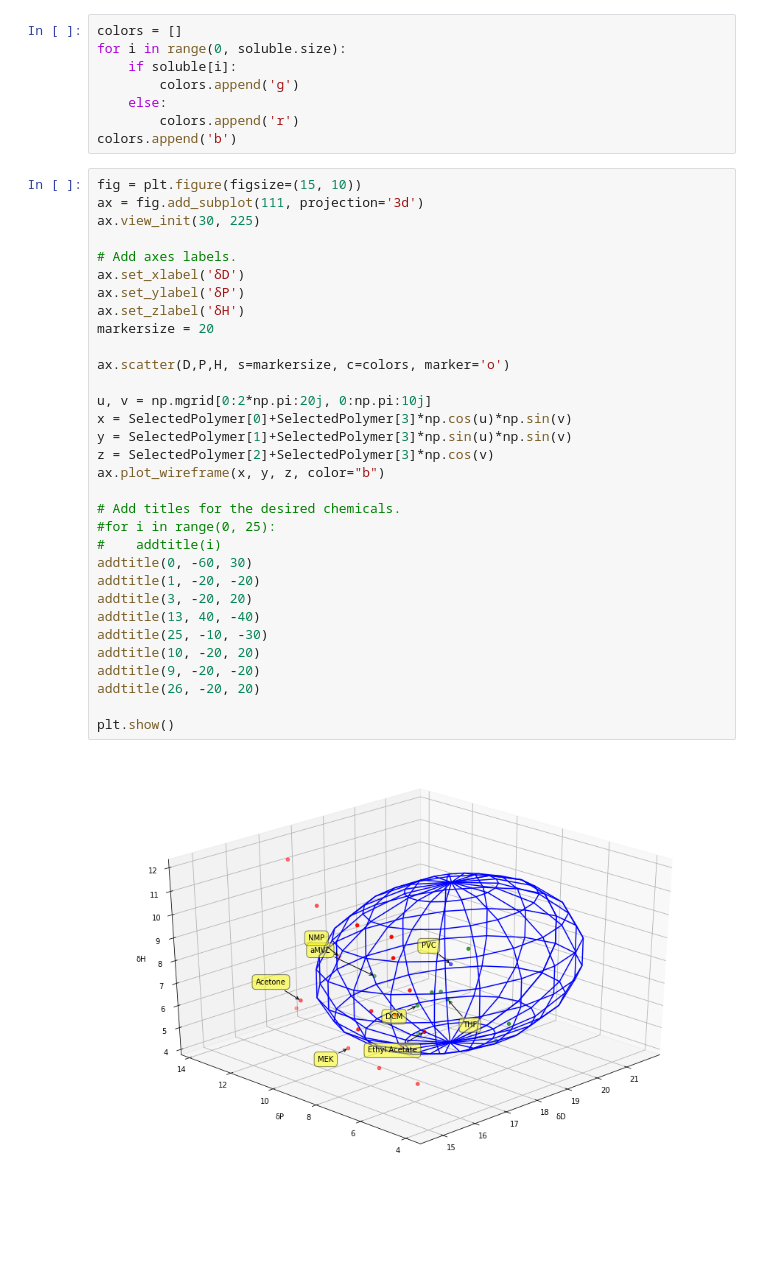
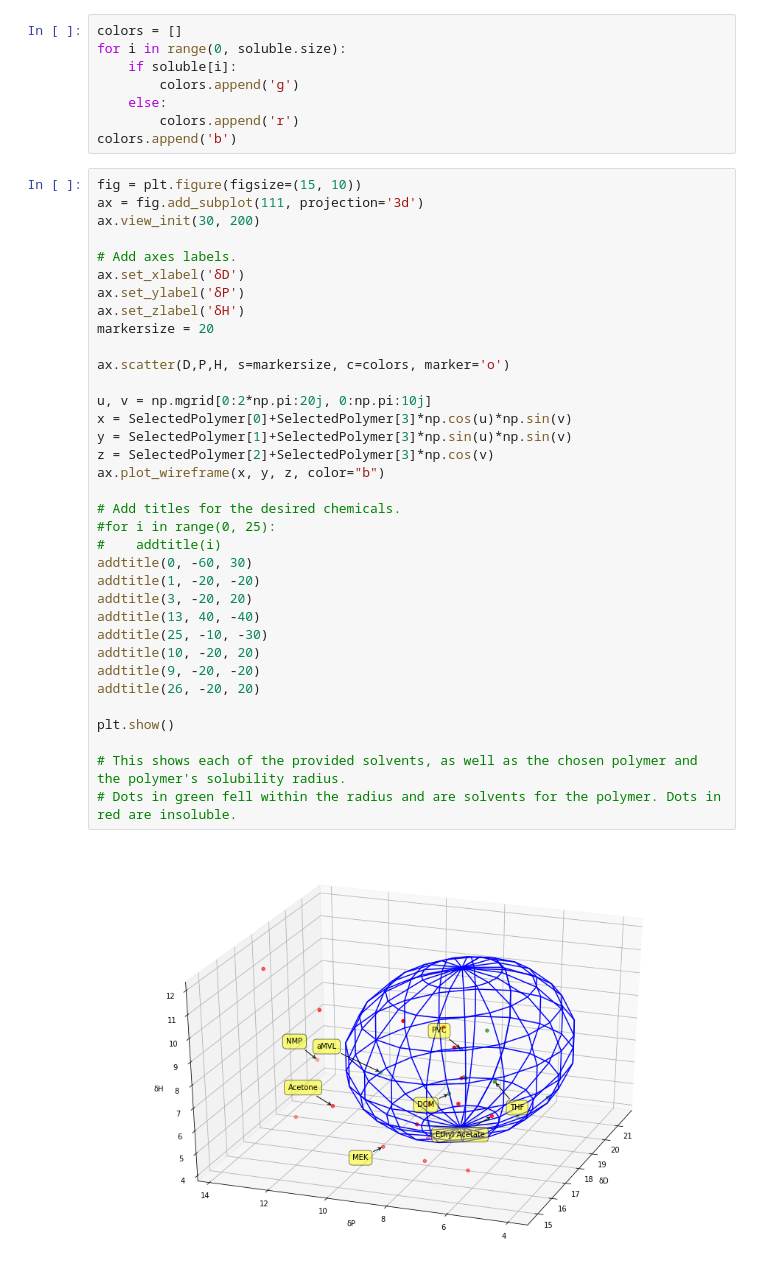
Before and after one commit to neltnerb/Solvent_Chart, a Jupyter notebook: Solvents.ipynb, the cells around one changed output. Drawn from its saved outputs; the diff is of its cells as text; blank space fills up the shorter version.

Commit message:
niceing up the chart

```diff
--- a/Solvents.ipynb
+++ b/Solvents.ipynb
@@ -70,34 +71,37 @@ colors.append('b')
 # %%
 fig = plt.figure(figsize=(15, 10))
 ax = fig.add_subplot(111, projection='3d')
-ax.view_init(30, 225)
+ax.view_init(30, 200)
 
 # Add axes labels.
 ax.set_xlabel('δD')
 ax.set_ylabel('δP')
 ax.set_zlabel('δH')
 markersize = 20
 
 ax.scatter(D,P,H, s=markersize, c=colors, marker='o')
 
 u, v = np.mgrid[0:2*np.pi:20j, 0:np.pi:10j]
 x = SelectedPolymer[0]+SelectedPolymer[3]*np.cos(u)*np.sin(v)
 y = SelectedPolymer[1]+SelectedPolymer[3]*np.sin(u)*np.sin(v)
 z = SelectedPolymer[2]+SelectedPolymer[3]*np.cos(v)
 ax.plot_wireframe(x, y, z, color="b")
 
 # Add titles for the desired chemicals.
 #for i in range(0, 25):
 #    addtitle(i)
 addtitle(0, -60, 30)
 addtitle(1, -20, -20)
 addtitle(3, -20, 20)
 addtitle(13, 40, -40)
 addtitle(25, -10, -30)
 addtitle(10, -20, 20)
 addtitle(9, -20, -20)
 addtitle(26, -20, 20)
 
 plt.show()
+
+# This shows each of the provided solvents, as well as the chosen polymer and the polymer's solubility radius.
+# Dots in green fell within the radius and are solvents for the polymer. Dots in red are insoluble.
 # %% [output]
-[figure, old version]
+[figure, new version]
```
Also changed, not shown: parts of 1 cell of this notebook.
